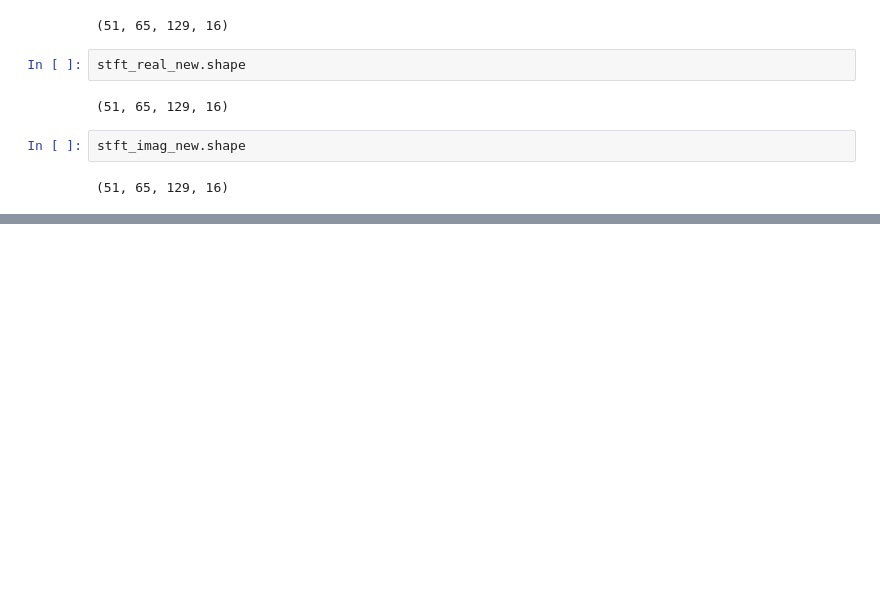
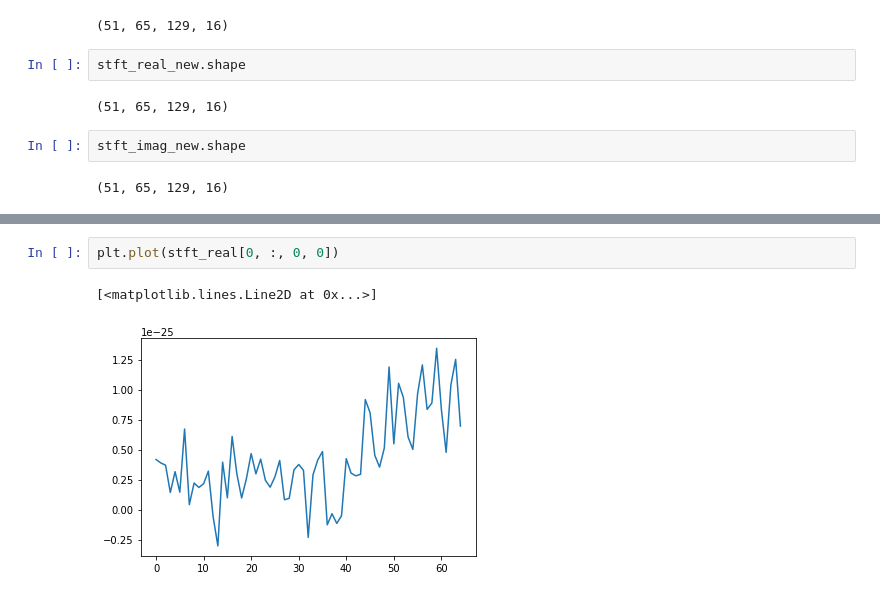
Before and after one commit to zhanwenchen/beam_nn, a Jupyter notebook: notebooks/old_stft to new_stft.ipynb, the cells around one changed output, grey strips where cells are left out. Cells and saved outputs as stored; diff of their text form; blank space fills up the shorter version.

```diff
--- a/notebooks/old_stft to new_stft.ipynb
+++ b/notebooks/old_stft to new_stft.ipynb
@@ -30,0 +39,5 @@ stft_imag_new.shape
+# %%
+plt.plot(stft_real[0, :, 0, 0])
+# %% [output]
+[<matplotlib.lines.Line2D at 0x...>]
+[figure, added]
```
Also changed, not shown: parts of 6 cells of this notebook, 1 other file.
